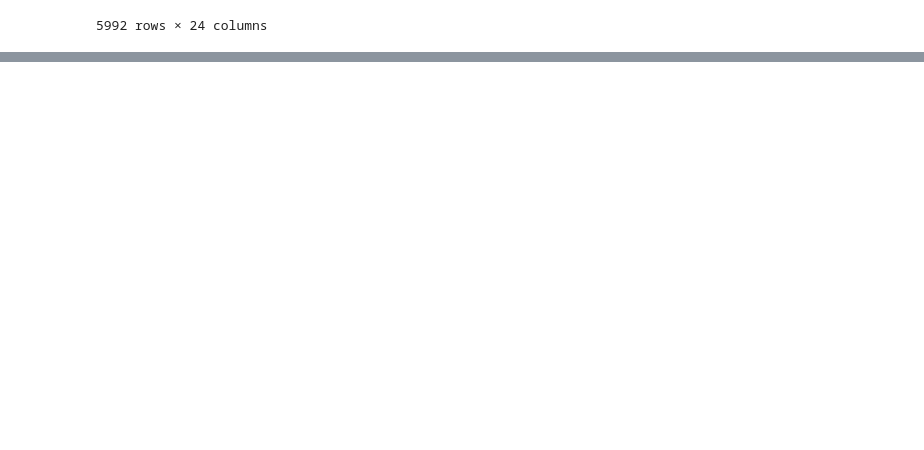
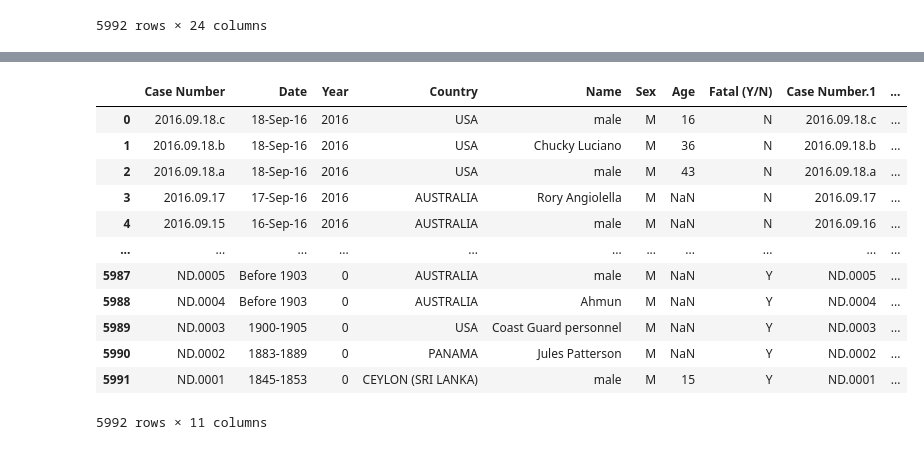
Before and after one commit to ricardoafsp/pandas-project-SharkAttack, a Jupyter notebook: Untitled.ipynb, the cells around one changed output, grey strips where cells are left out. Drawn from its saved outputs; the diff is of its cells as text; code cells hidden in the pictures; blank space fills up the shorter version.

```diff
--- a/Untitled.ipynb
+++ b/Untitled.ipynb
@@ -2,5 +2,5 @@
 import numpy as np
 import pandas as pd
 # %%
-shark_df = pd.read_csv("GSAF5.csv", engine="python")
+df = pd.read_csv("GSAF5.csv", engine="python")
 # %%
@@ -21,0 +266,17 @@ display(shark_df)
+# %%
+df3 = df.iloc[:, [0,1,2,4,8,9,10,12,19,20,21]]
+display(df3)
+# %% [output]
+|  | Case Number | Date | Year | Country | Name | Sex | Age | Fatal (Y/N) | Case Number.1 | ... |
+| 0 | 2016.09.18.c | 18-Sep-16 | 2016 | USA | male | M | 16 | N | 2016.09.18.c | ... |
+| 1 | 2016.09.18.b | 18-Sep-16 | 2016 | USA | Chucky Luciano | M | 36 | N | 2016.09.18.b | ... |
+| 2 | 2016.09.18.a | 18-Sep-16 | 2016 | USA | male | M | 43 | N | 2016.09.18.a | ... |
+| 3 | 2016.09.17 | 17-Sep-16 | 2016 | AUSTRALIA | Rory Angiolella | M | NaN | N | 2016.09.17 | ... |
+| 4 | 2016.09.15 | 16-Sep-16 | 2016 | AUSTRALIA | male | M | NaN | N | 2016.09.16 | ... |
+| ... | ... | ... | ... | ... | ... | ... | ... | ... | ... | ... |
+| 5987 | ND.0005 | Before 1903 | 0 | AUSTRALIA | male | M | NaN | Y | ND.0005 | ... |
+| 5988 | ND.0004 | Before 1903 | 0 | AUSTRALIA | Ahmun | M | NaN | Y | ND.0004 | ... |
+| 5989 | ND.0003 | 1900-1905 | 0 | USA | Coast Guard personnel | M | NaN | Y | ND.0003 | ... |
+| 5990 | ND.0002 | 1883-1889 | 0 | PANAMA | Jules Patterson | M | NaN | Y | ND.0002 | ... |
+| 5991 | ND.0001 | 1845-1853 | 0 | CEYLON (SRI LANKA) | male | M | 15 | Y | ND.0001 | ... |
+5992 rows × 11 columns
```
Also changed, not shown: parts of 9 cells of this notebook, 1 other file.
